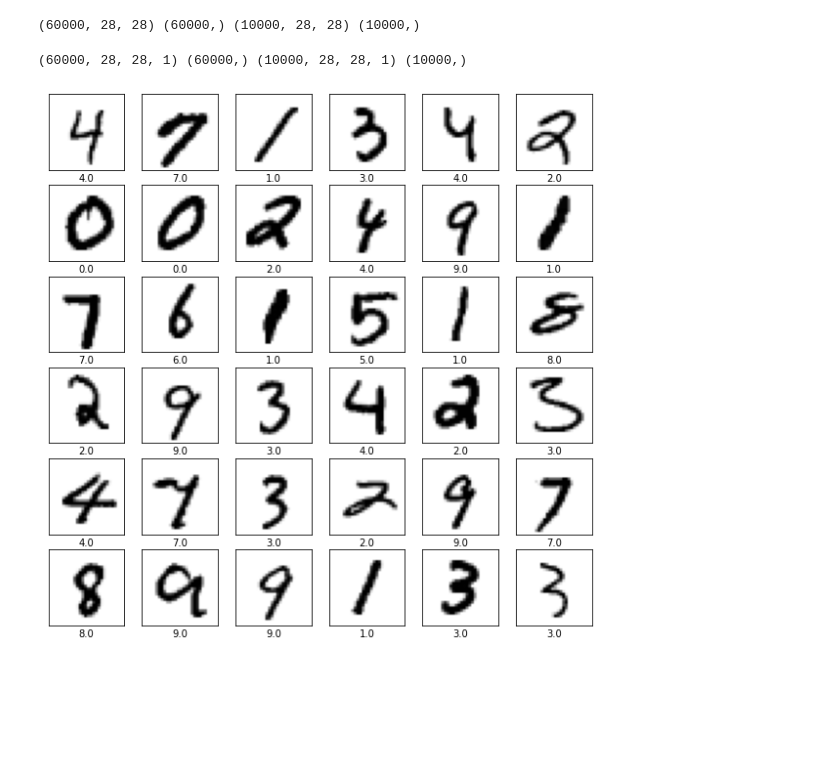
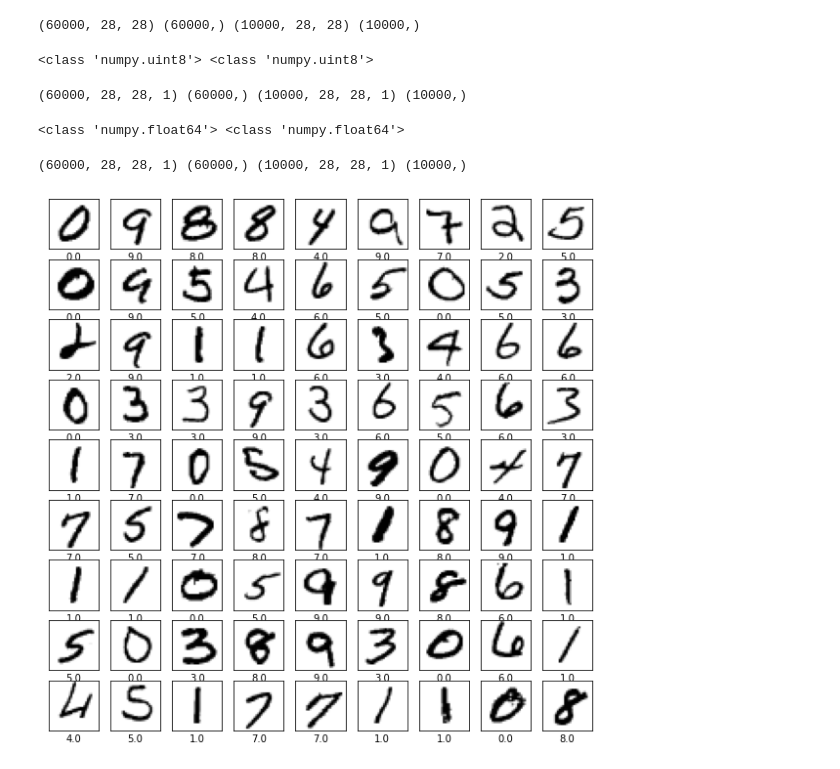
Before and after one commit to shaficse/Handwritten_Digit_Classification_using_CNN, a Jupyter notebook: Training.ipynb, the cells around one changed output. Drawn from its saved outputs; the diff is of its cells as text; code cells hidden in the pictures; blank space fills up the shorter version.

Commit message:
Final_train_test_scripting_with_model

```diff
--- a/Training.ipynb
+++ b/Training.ipynb
@@ -36,23 +23,24 @@ print(train_images.shape,train_labels.shape,test_images.shape,test_labels.shape)
 train_images = (np.expand_dims(train_images,axis = -1)/255.).astype(np.float32)
 train_labels = (train_labels).astype(np.float64)
+# %%
+print(type(test_labels[0]),type(test_labels[0]))
+# %% [output]
+<class 'numpy.uint8'> <class 'numpy.uint8'>
 # %%
 test_images = (np.expand_dims(test_images,axis = -1)/255.).astype(np.float32)
 test_labels = (test_labels).astype(np.float64)
-print()
+print(train_images.shape,train_labels.shape,test_images.shape,test_labels.shape)
+# %% [output]
+(60000, 28, 28, 1) (60000,) (10000, 28, 28, 1) (10000,)
+# %%
+print(type(test_labels[0]),type(test_labels[0]))
+# %% [output]
+<class 'numpy.float64'> <class 'numpy.float64'>
 # %%
 print(train_images.shape, train_labels.shape,test_images.shape, test_labels.shape)
 # %% [output]
 (60000, 28, 28, 1) (60000,) (10000, 28, 28, 1) (10000,)
-# %%
-plt.figure(figsize=(10,10))
-random_inds = np.random.choice(train_images.shape[0],36)
-for i in range(36):
-    plt.subplot(6,6,i+1)
-    plt.xticks([])
-    plt.yticks([])
-    plt.grid(False)
-    image_ind = random_inds[i]
-    plt.imshow(np.squeeze(train_images[image_ind]),cmap=plt.cm.binary)
-    plt.xlabel(train_labels[image_ind])
-# %% [output]
-[figure, removed]
+# %%
+util.visualize_data(train_images,train_labels,number_data_to_show=81)
+# %% [output]
+[figure, added]
```
Also changed, not shown: parts of 8 cells of this notebook, 17 other files.
